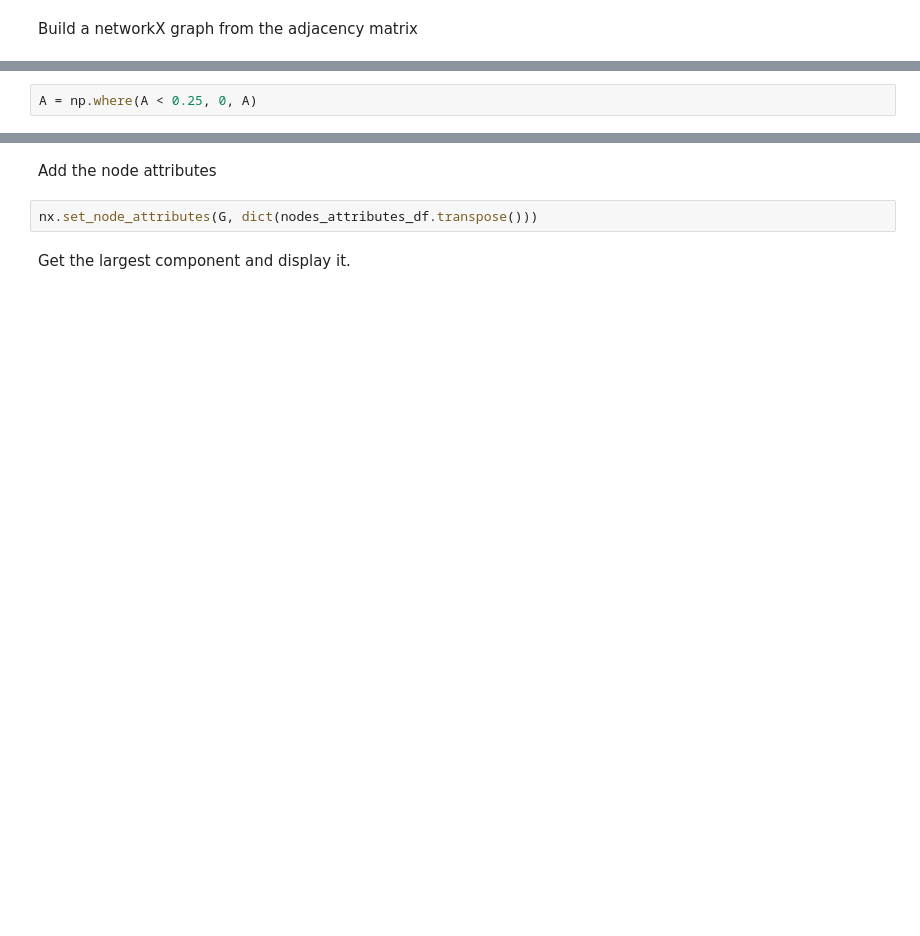
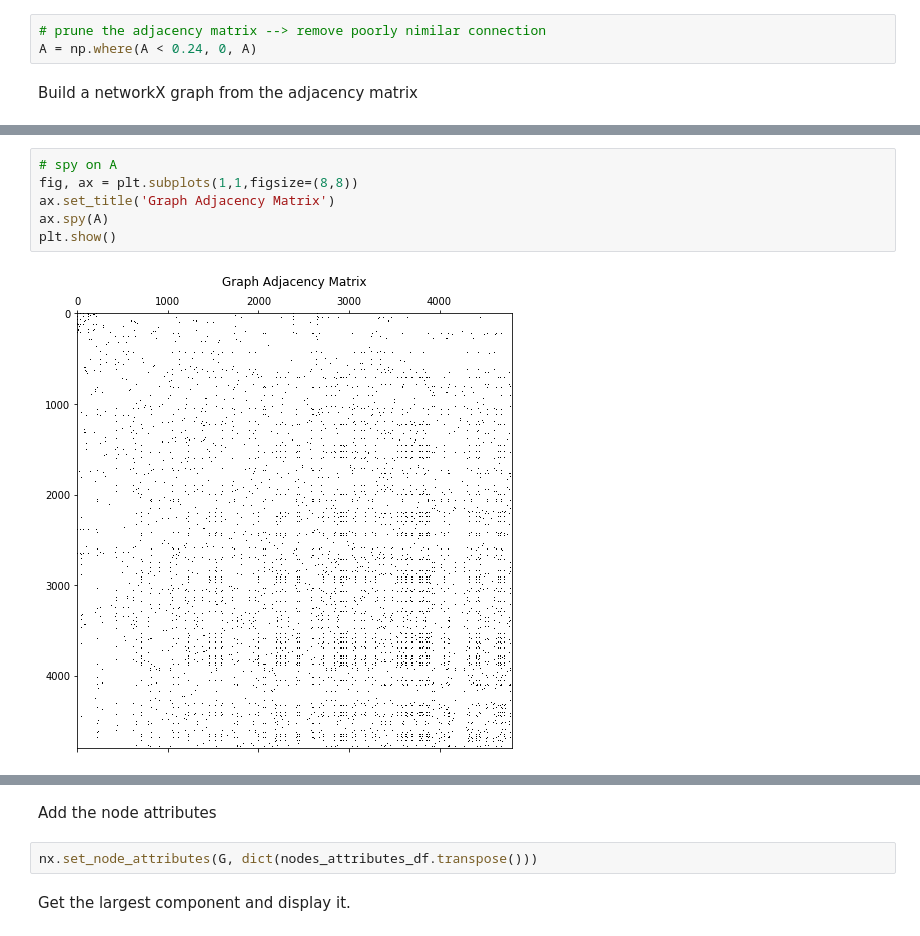
Before and after one commit to antoine-spahr/NTDS, a Jupyter notebook: Project/Graph_exploration.ipynb, the cells around one changed output, grey strips where cells are left out. Cells and saved outputs as stored; diff of their text form; blank space fills up the shorter version.

```diff
--- a/Project/Graph_exploration.ipynb
+++ b/Project/Graph_exploration.ipynb
@@ -25,3 +29,6 @@ print(f'There are {A.shape[0]} nodes and {nodes_attributes_df.shape[0]} attribut
+# %%
+# prune the adjacency matrix --> remove poorly nimilar connection
+A = np.where(A < 0.24, 0, A)
 # %% [markdown]
 Build a networkX graph from the adjacency matrix
 # %%
@@ -49,5 +60,3 @@ def graph_summary(G):
-# %%
-A = np.where(A < 0.25, 0, A)
 # %%
 G=nx.from_numpy_matrix(A)
 graph_summary(G)
@@ -53,0 +71,8 @@ graph_summary(G)
+# %%
+# spy on A
+fig, ax = plt.subplots(1,1,figsize=(8,8))
+ax.set_title('Graph Adjacency Matrix')
+ax.spy(A)
+plt.show()
+# %% [output]
+[figure, added]
```
Also changed, not shown: parts of 12 cells of this notebook, 4 other files.
